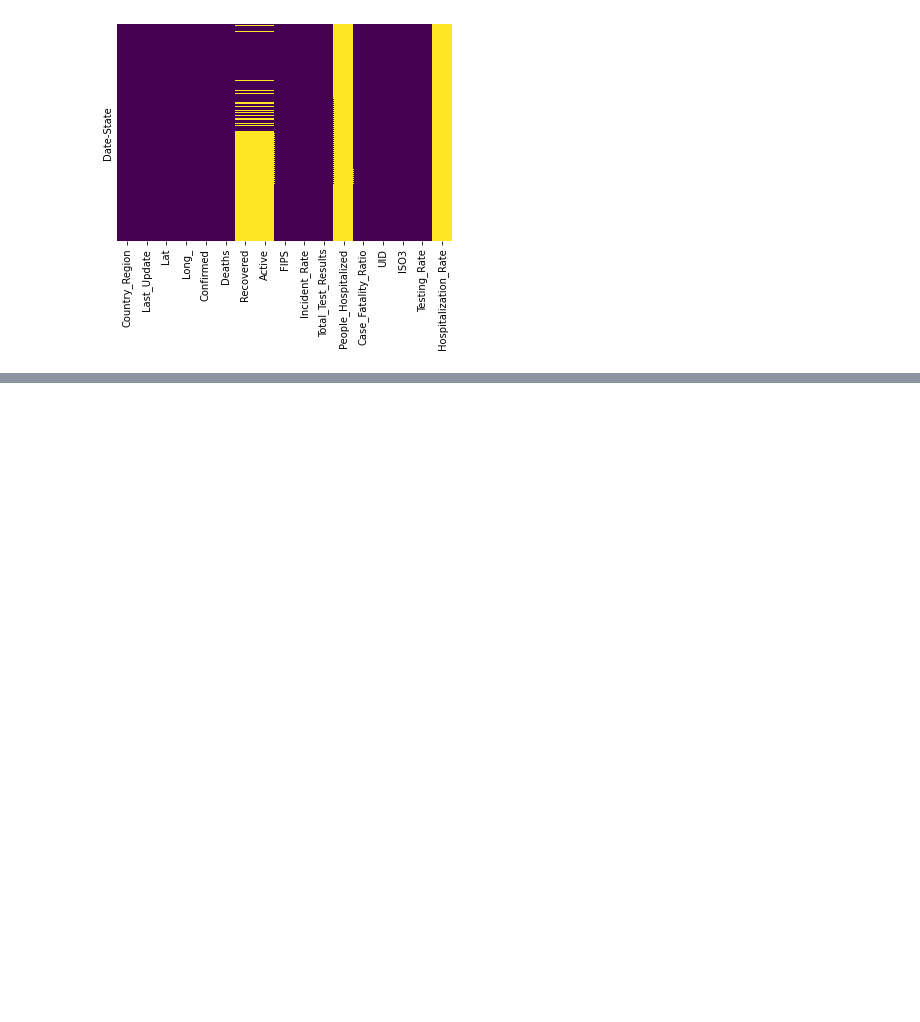
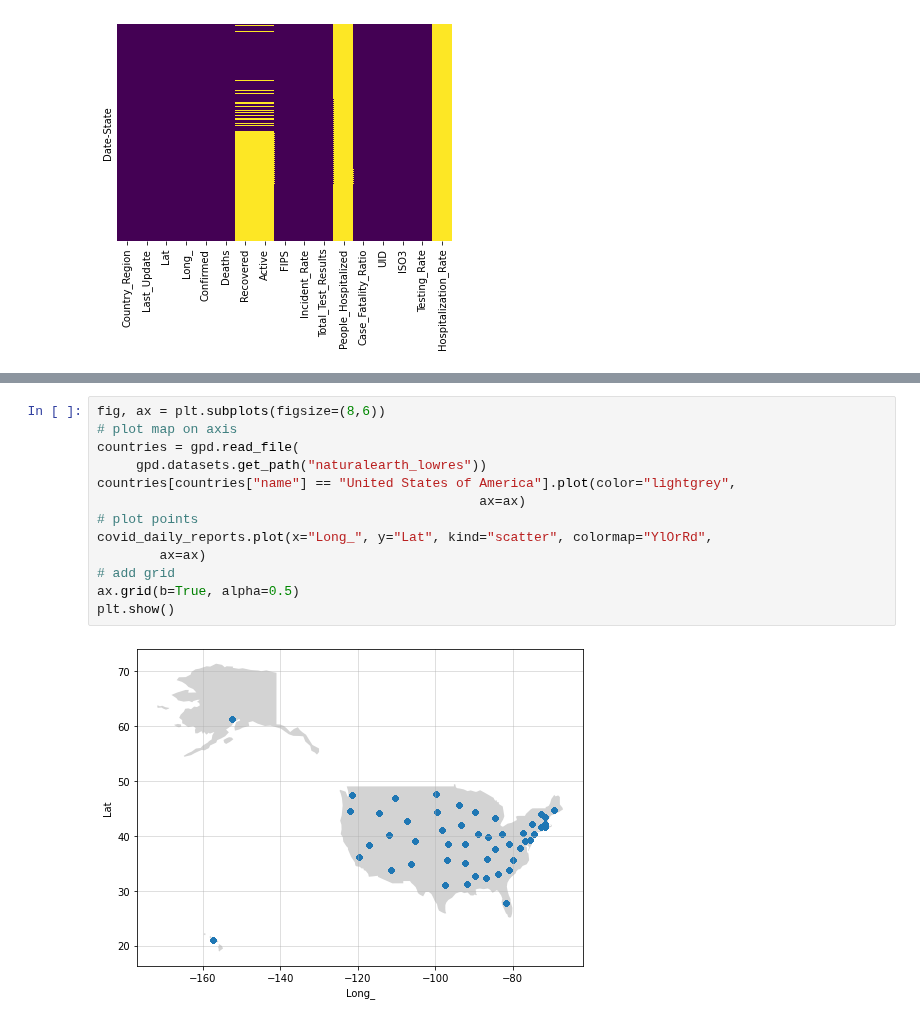
Before and after one commit to Sverre-rt/DATA200-grad_project, a Jupyter notebook: daily_covid_deaths.ipynb, the cells around one changed output, grey strips where cells are left out. Drawn from its saved outputs; the diff is of its cells as text; blank space fills up the shorter version.

```diff
--- a/daily_covid_deaths.ipynb
+++ b/daily_covid_deaths.ipynb
@@ -55,0 +74,15 @@ sns.heatmap(covid_daily_reports.isnull(),yticklabels = False, cbar = False, cmap
+# %%
+fig, ax = plt.subplots(figsize=(8,6))
+# plot map on axis
+countries = gpd.read_file(
+     gpd.datasets.get_path("naturalearth_lowres"))
+countries[countries["name"] == "United States of America"].plot(color="lightgrey",
+                                                 ax=ax)
+# plot points
+covid_daily_reports.plot(x="Long_", y="Lat", kind="scatter", colormap="YlOrRd",
+        ax=ax)
+# add grid
+ax.grid(b=True, alpha=0.5)
+plt.show()
+# %% [output]
+[figure, added]
```
Also changed, not shown: parts of 2 cells of this notebook.
